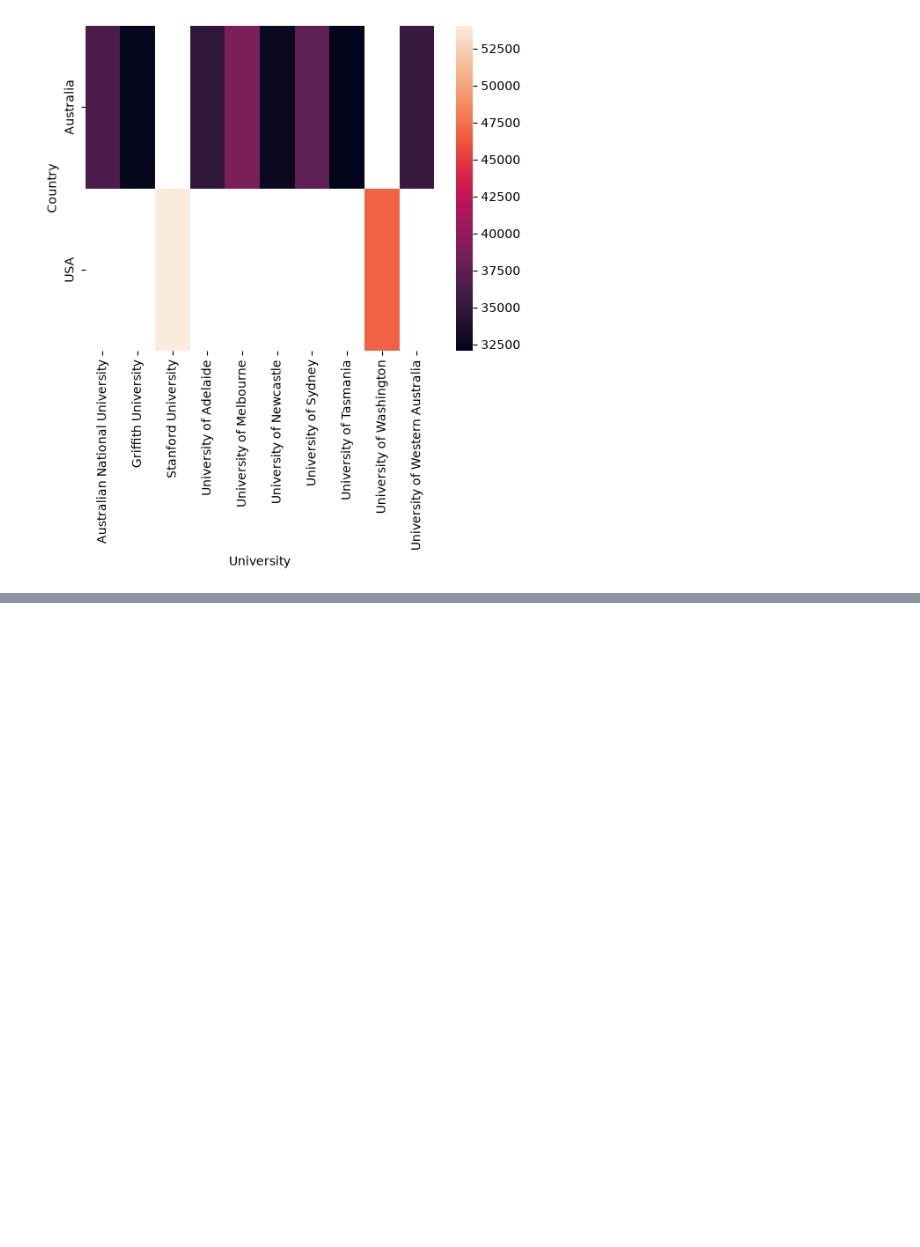
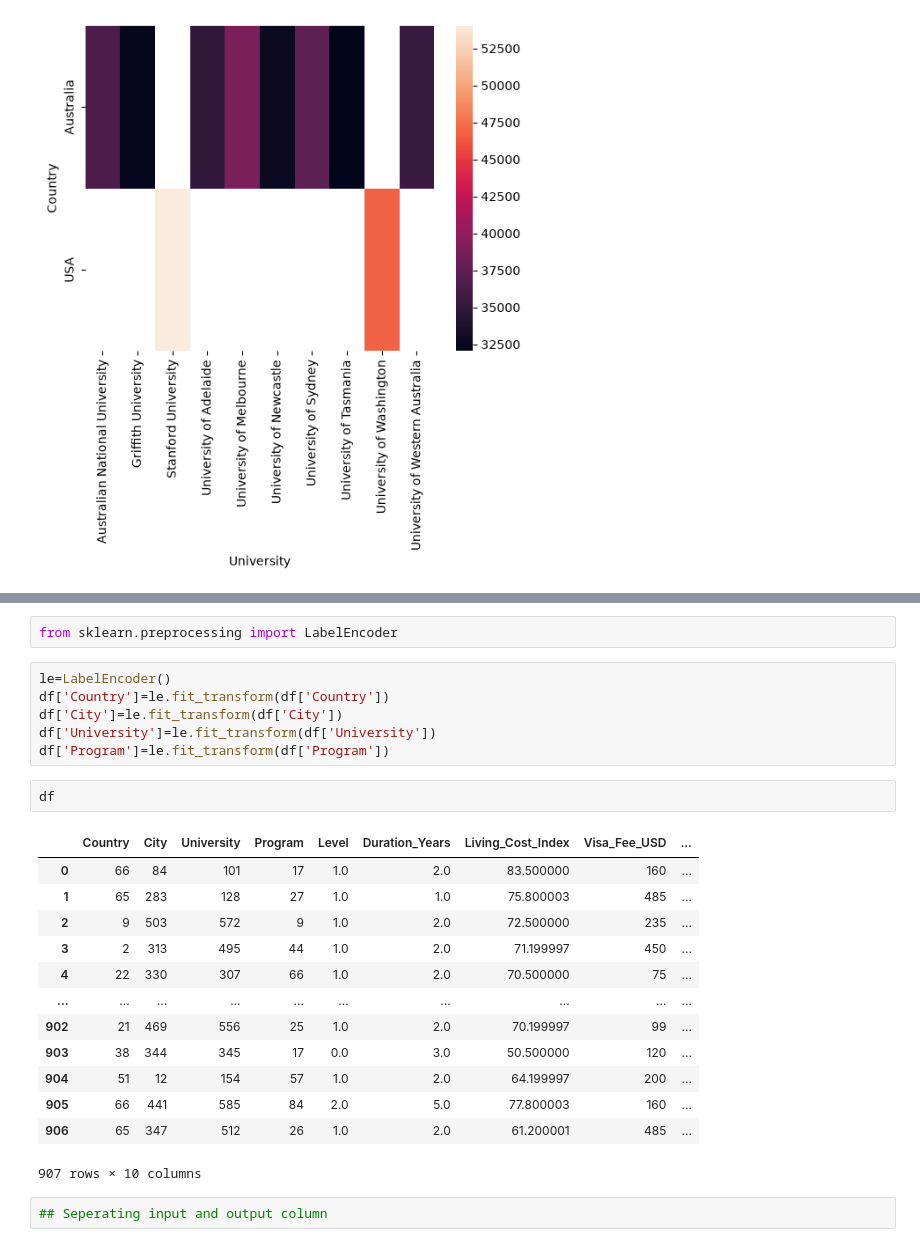
Before and after one commit to ashishsingh200/GEN-AI-COURSES, a Jupyter notebook: 08. Machine Learning/demo_ML_Project.ipynb, the cells around one changed output, grey strips where cells are left out. Saved outputs shown, nothing was run; the diff lists cells and outputs as text; blank space fills up the shorter version.

```diff
--- a/08. Machine Learning/demo_ML_Project.ipynb
+++ b/08. Machine Learning/demo_ML_Project.ipynb
@@ -648,0 +721,26 @@ sns.heatmap(data=h_map)
+# %%
+from sklearn.preprocessing import LabelEncoder
+# %%
+le=LabelEncoder()
+df['Country']=le.fit_transform(df['Country'])
+df['City']=le.fit_transform(df['City'])
+df['University']=le.fit_transform(df['University'])
+df['Program']=le.fit_transform(df['Program'])
+# %%
+df
+# %% [output]
+|  | Country | City | University | Program | Level | Duration_Years | Living_Cost_Index | Visa_Fee_USD | ... |
+| 0 | 66 | 84 | 101 | 17 | 1.0 | 2.0 | 83.500000 | 160 | ... |
+| 1 | 65 | 283 | 128 | 27 | 1.0 | 1.0 | 75.800003 | 485 | ... |
+| 2 | 9 | 503 | 572 | 9 | 1.0 | 2.0 | 72.500000 | 235 | ... |
+| 3 | 2 | 313 | 495 | 44 | 1.0 | 2.0 | 71.199997 | 450 | ... |
+| 4 | 22 | 330 | 307 | 66 | 1.0 | 2.0 | 70.500000 | 75 | ... |
+| ... | ... | ... | ... | ... | ... | ... | ... | ... | ... |
+| 902 | 21 | 469 | 556 | 25 | 1.0 | 2.0 | 70.199997 | 99 | ... |
+| 903 | 38 | 344 | 345 | 17 | 0.0 | 3.0 | 50.500000 | 120 | ... |
+| 904 | 51 | 12 | 154 | 57 | 1.0 | 2.0 | 64.199997 | 200 | ... |
+| 905 | 66 | 441 | 585 | 84 | 2.0 | 5.0 | 77.800003 | 160 | ... |
+| 906 | 65 | 347 | 512 | 26 | 1.0 | 2.0 | 61.200001 | 485 | ... |
+907 rows × 10 columns
+# %%
+## Seperating input and output column
```
Also changed, not shown: parts of 77 cells of this notebook, 4 other files.
